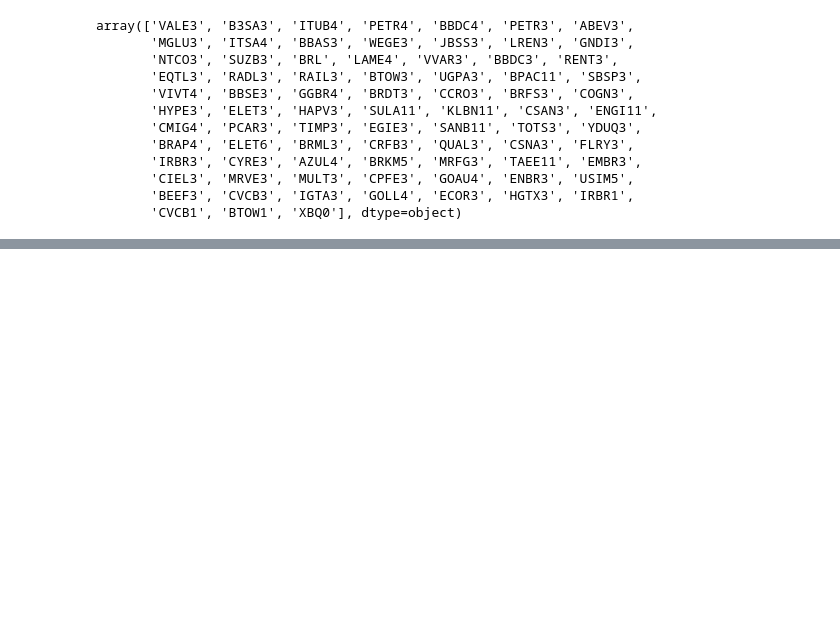
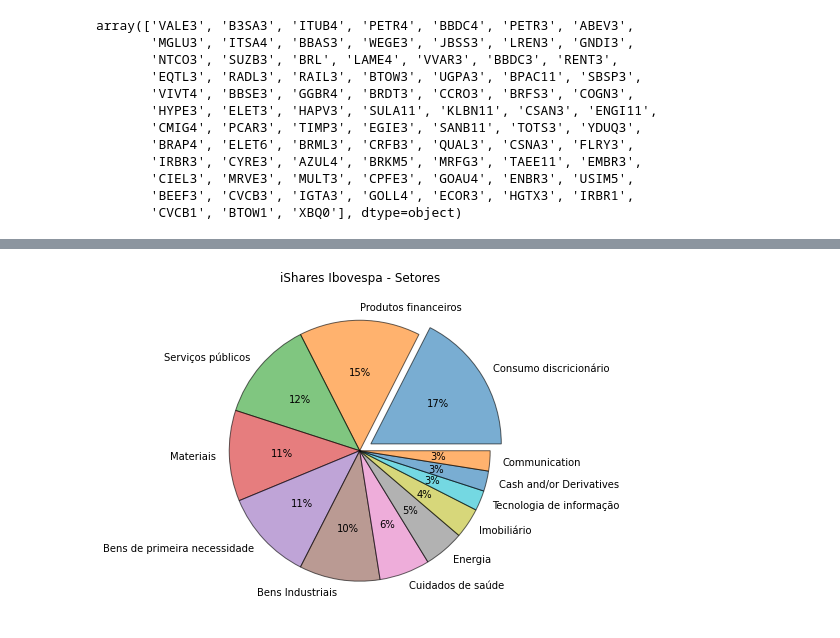
Before and after one commit to antoniosalomao/Rafter_A1, a Jupyter notebook: rafter_presentation.ipynb, the cells around one changed output, grey strips where cells are left out. Saved outputs shown, nothing was run; the diff lists cells and outputs as text; code cells hidden in the pictures; blank space fills up the shorter version.

```diff
--- a/rafter_presentation.ipynb
+++ b/rafter_presentation.ipynb
@@ -502,0 +519,31 @@ array(['VALE3', 'B3SA3', 'ITUB4', 'PETR4', 'BBDC4', 'PETR3', 'ABEV3',
+# %%
+# Setor Pie Chart
+
+list_setor_keys = ishares_bova11.Setor.value_counts().index.tolist()
+list_setor_vals = ishares_bova11.Setor.value_counts().tolist()
+
+my_dict_setor = {}
+
+for i, j in enumerate(list_setor_vals):
+    key = list_setor_keys[i]
+    my_dict_setor[key] = j
+
+plt.figure(figsize=(6, 6))
+
+array_zeros = np.zeros(len(list_setor_keys)-1).tolist()
+expl = [0.1] + array_zeros
+
+alpha=0.6
+which_wedge = 4
+n = plt.pie(my_dict_setor.values(), labels=my_dict_setor.keys(), shadow=False,
+        autopct='%1.0f%%',explode=expl, wedgeprops={'edgecolor': 'black'})
+
+j = list(range(0, len(list_setor_keys)))
+
+for i in j:
+    n[0][i].set_alpha(alpha)
+
+plt.title('iShares Ibovespa - Setores')
+plt.show()
+# %% [output]
+[figure, added]
```
Also changed, not shown: parts of 2 cells of this notebook.
